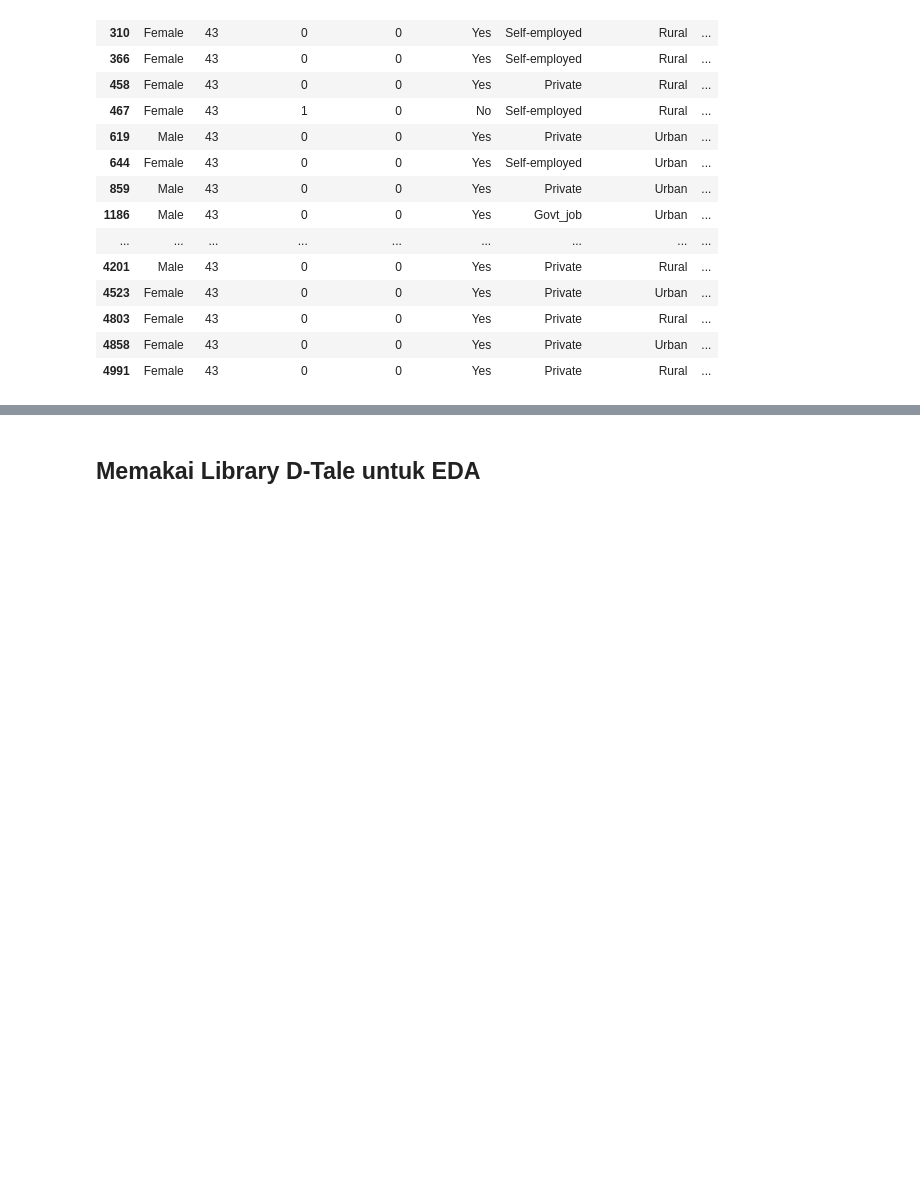
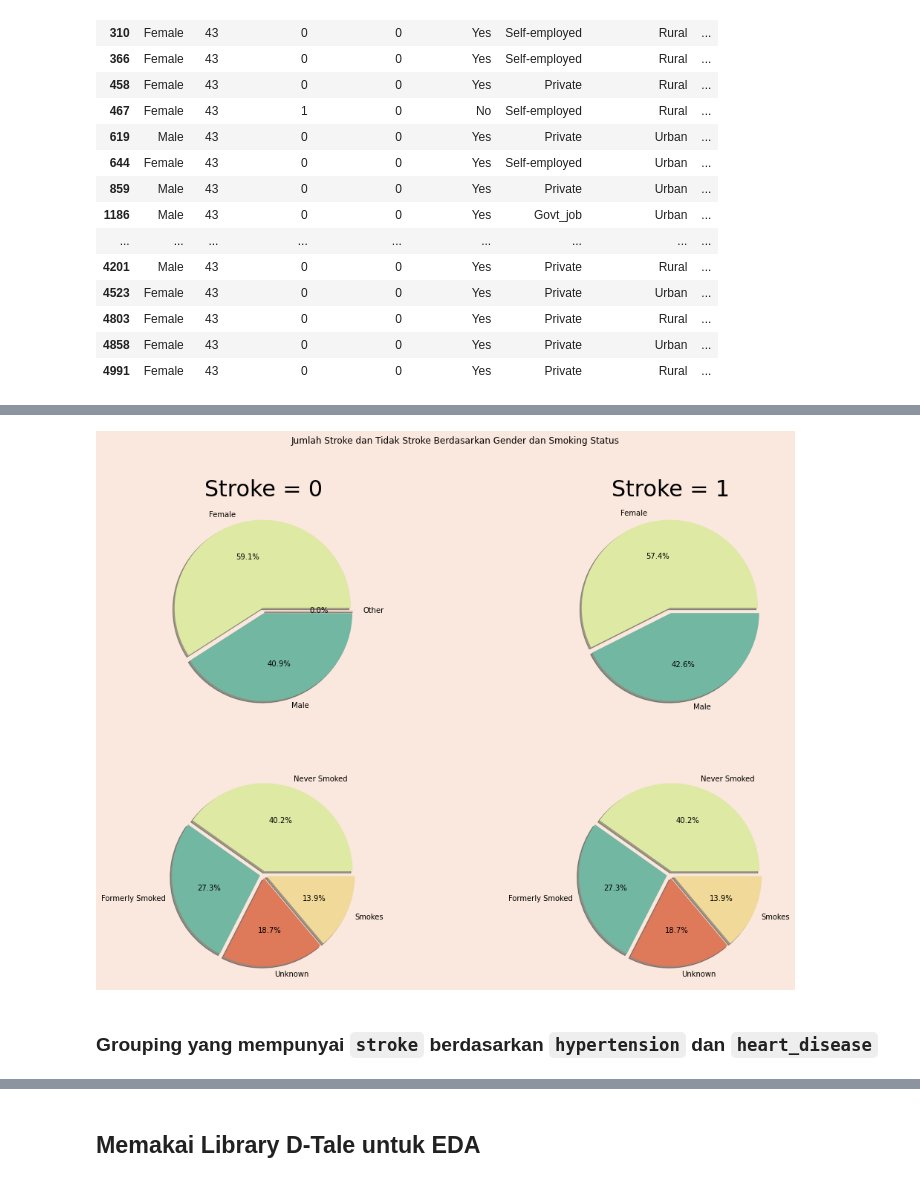
Before and after one commit to AgungYogaSetiawan/Kumpulan-Latihan-Data-Science, a Jupyter notebook: Latihan Data Science/Stroke Prediction.ipynb, the cells around one changed output, grey strips where cells are left out. Saved outputs shown, nothing was run; the diff lists cells and outputs as text; code cells hidden in the pictures; blank space fills up the shorter version.

Commit message:
menambahkan visualisasi baru dan membuat model

```diff
--- a/Latihan Data Science/Stroke Prediction.ipynb
+++ b/Latihan Data Science/Stroke Prediction.ipynb
@@ -337,0 +293,12 @@ cater.describe()
+# %%
+gs1 = df[df['stroke'] == 1].gender.value_counts()
+gs0 = df[df['stroke'] == 0].gender.value_counts()
+sm1 = df[df['stroke'] == 1].smoking_status.value_counts()
+sm0 = df[df['stroke'] == 1].smoking_status.value_counts()
+print(f'gs1: {gs1}')
+print()
+print(f'gs0: {gs0}')
+print()
+print(f'sm1: {sm1}')
+print()
+print(f'sm0: {sm0}')
@@ -337,0 +326,14 @@ cater.describe()
+# %%
+fig,ax= plt.subplots(2,2,figsize=(18,12),facecolor='#fae7dd')
+fig.suptitle('Jumlah Stroke dan Tidak Stroke Berdasarkan Gender dan Smoking Status')
+ax[0][0].pie(gs0,labels=['Female','Male','Other'],shadow =True,autopct = '%1.1f%%',explode = [0.03,0.03,0.03],colors =['#dee9a4','#72b7a1','#de7959'])
+ax[0][1].pie(gs1,labels=['Female','Male'],shadow =True,autopct = '%1.1f%%',explode = [0.03,0.03],colors =['#dee9a4','#72b7a1'])
+ax[1][0].pie(sm0,labels=['Never Smoked','Formerly Smoked','Unknown','Smokes'],shadow =True,autopct = '%1.1f%%',explode = [0.04,0.04,0.04,0.04],colors =['#dee9a4','#72b7a1','#de7959','#f0d999'])
+ax[1][1].pie(sm1,labels=['Never Smoked','Formerly Smoked','Unknown','Smokes'],shadow =True,autopct = '%1.1f%%',explode = [0.04,0.04,0.04,0.04],colors =['#dee9a4','#72b7a1','#de7959','#f0d999'])
+ax[0][0].set_title('Stroke = 0',fontsize= 30)
+ax[0][1].set_title('Stroke = 1',fontsize= 30)
+plt.show()
+# %% [output]
+[figure, added]
+# %% [markdown]
+### Grouping yang mempunyai `stroke` berdasarkan `hypertension` dan `heart_disease`
```
Also changed, not shown: parts of 54 cells of this notebook.
